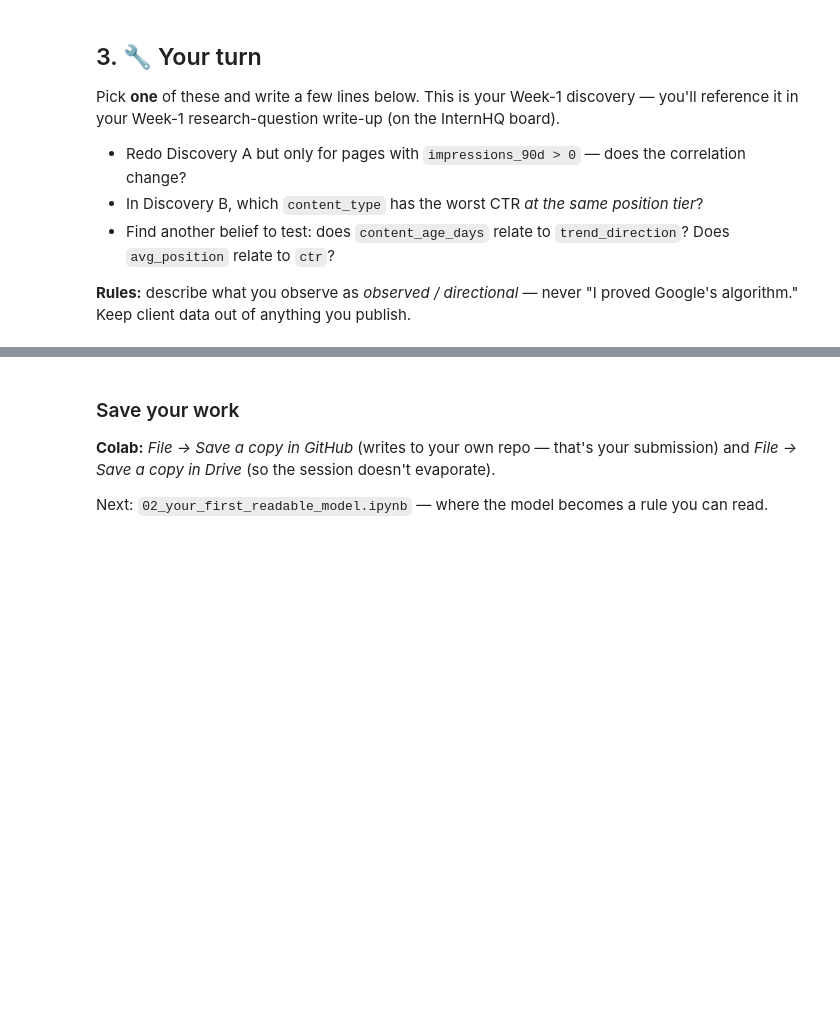
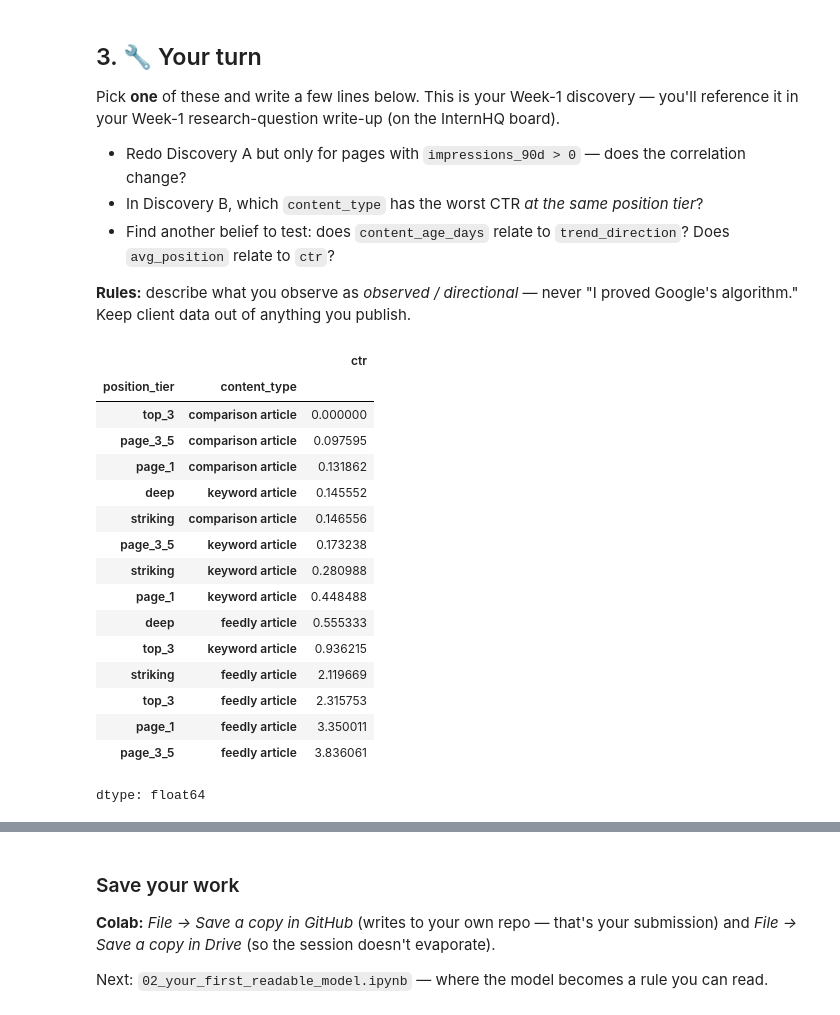
Before and after one commit to fmarryam70-ux/flyrank-ml-internship, a Jupyter notebook: notebooks/01_first_look_and_discovery.ipynb, the cells around one changed output, grey strips where cells are left out. Saved outputs shown, nothing was run; the diff lists cells and outputs as text; code cells hidden in the pictures; blank space fills up the shorter version.

```diff
--- a/notebooks/01_first_look_and_discovery.ipynb
+++ b/notebooks/01_first_look_and_discovery.ipynb
@@ -97,3 +153,22 @@ Pick **one** of these and write a few lines below. This is your Week-1 discovery
 **Rules:** describe what you observe as *observed / directional* — never "I proved Google's algorithm." Keep client data out of anything you publish.
 # %%
 # Your discovery here
+df.groupby(['position_tier', 'content_type'])['ctr'].mean().sort_values()
+# %% [output]
+|  |  | ctr |
+| position_tier | content_type |  |
+| top_3 | comparison article | 0.000000 |
+| page_3_5 | comparison article | 0.097595 |
+| page_1 | comparison article | 0.131862 |
+| deep | keyword article | 0.145552 |
+| striking | comparison article | 0.146556 |
+| page_3_5 | keyword article | 0.173238 |
+| striking | keyword article | 0.280988 |
+| page_1 | keyword article | 0.448488 |
+| deep | feedly article | 0.555333 |
+| top_3 | keyword article | 0.936215 |
+| striking | feedly article | 2.119669 |
+| top_3 | feedly article | 2.315753 |
+| page_1 | feedly article | 3.350011 |
+| page_3_5 | feedly article | 3.836061 |
+dtype: float64
```
Also changed, not shown: parts of 9 cells of this notebook.
